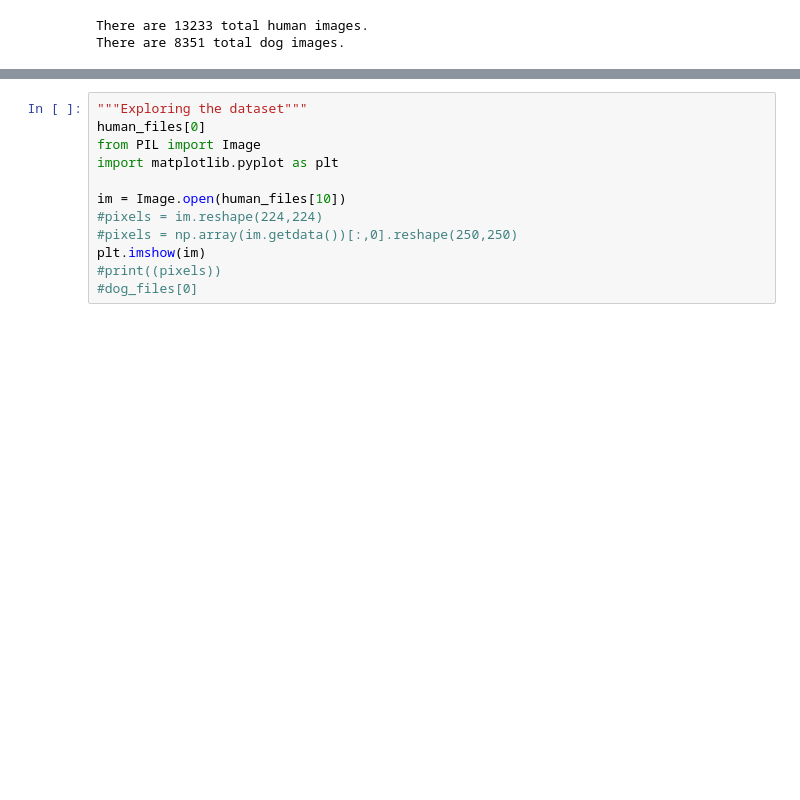
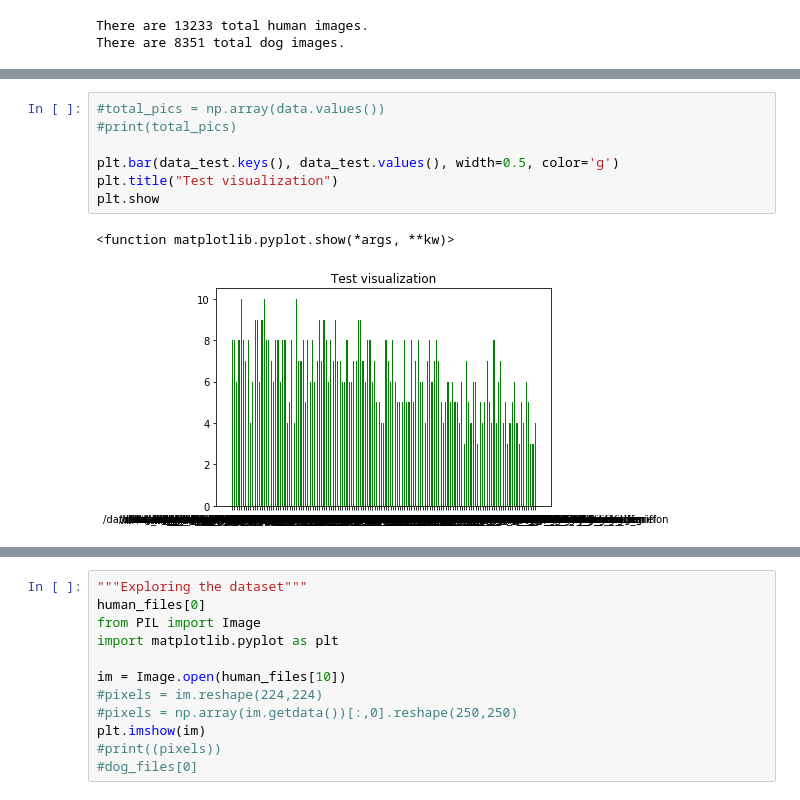
Before and after one commit to glandzher/Udacity_ML_Dog_Classifier, a Jupyter notebook: dog_app.ipynb, the cells around one changed output, grey strips where cells are left out. Saved outputs shown, nothing was run; the diff lists cells and outputs as text; blank space fills up the shorter version.

```diff
--- a/dog_app.ipynb
+++ b/dog_app.ipynb
@@ -69,0 +111,10 @@ There are 8351 total dog images.
+# %%
+#total_pics = np.array(data.values())
+#print(total_pics)
+
+plt.bar(data_test.keys(), data_test.values(), width=0.5, color='g')
+plt.title("Test visualization")
+plt.show
+# %% [output]
+<function matplotlib.pyplot.show(*args, **kw)>
+[figure, added]
```
Also changed, not shown: parts of 28 cells of this notebook, 15 other files.
